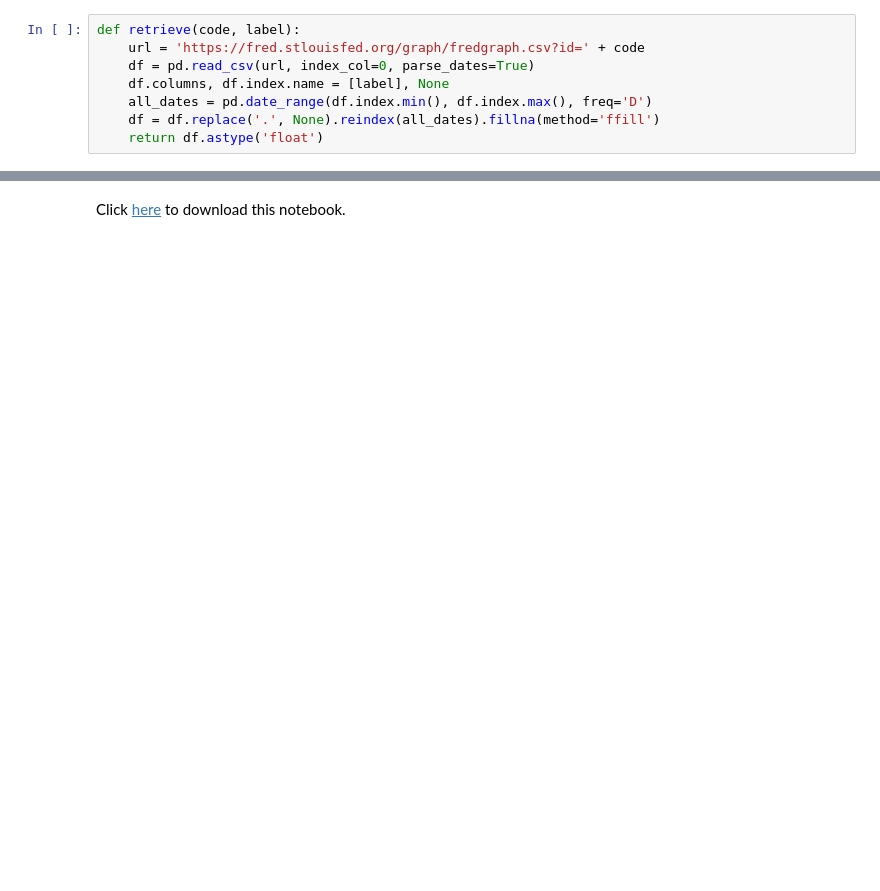
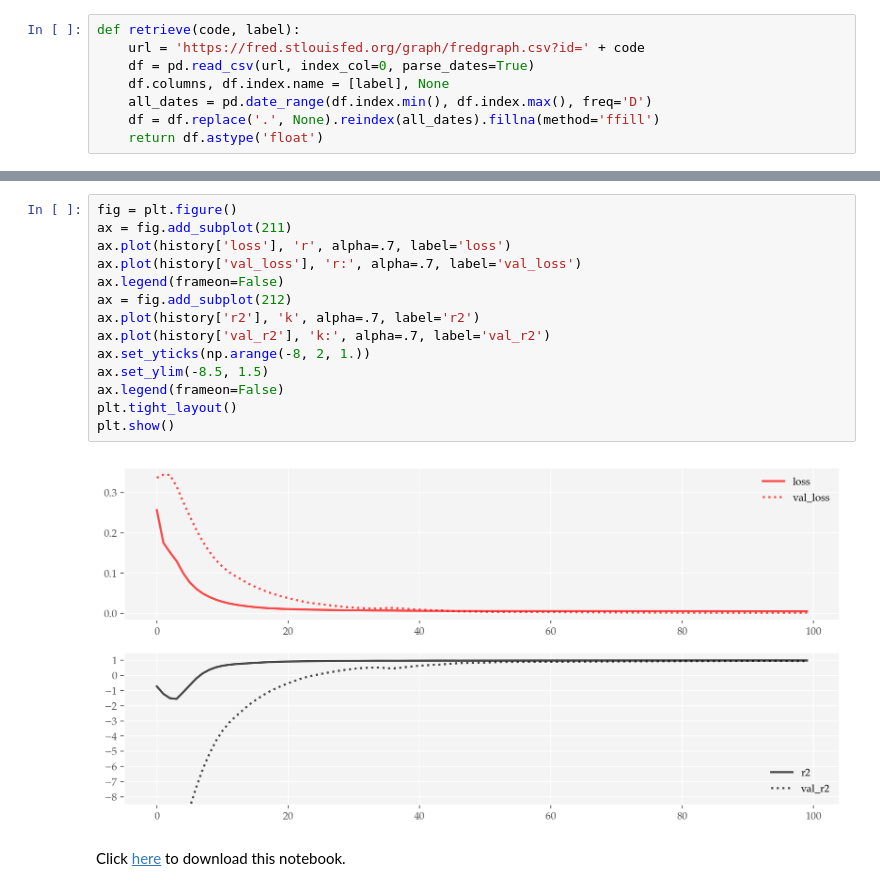
Before and after one commit to allenfrostline/iaqf2019, a Jupyter notebook: explore.ipynb, the cells around one changed output, grey strips where cells are left out. Cells and saved outputs as stored; diff of their text form; blank space fills up the shorter version.

```diff
--- a/explore.ipynb
+++ b/explore.ipynb
@@ -140,2 +154,18 @@ mse
+# %%
+fig = plt.figure()
+ax = fig.add_subplot(211)
+ax.plot(history['loss'], 'r', alpha=.7, label='loss')
+ax.plot(history['val_loss'], 'r:', alpha=.7, label='val_loss')
+ax.legend(frameon=False)
+ax = fig.add_subplot(212)
+ax.plot(history['r2'], 'k', alpha=.7, label='r2')
+ax.plot(history['val_r2'], 'k:', alpha=.7, label='val_r2')
+ax.set_yticks(np.arange(-8, 2, 1.))
+ax.set_ylim(-8.5, 1.5)
+ax.legend(frameon=False)
+plt.tight_layout()
+plt.show()
+# %% [output]
+[figure, added]
 # %% [markdown]
 Click [here](https://github.com/allenfrostline/iaqf2019/blob/master/explore.ipynb) to download this notebook.
```
Also changed, not shown: parts of 10 cells of this notebook, 2 other files.
